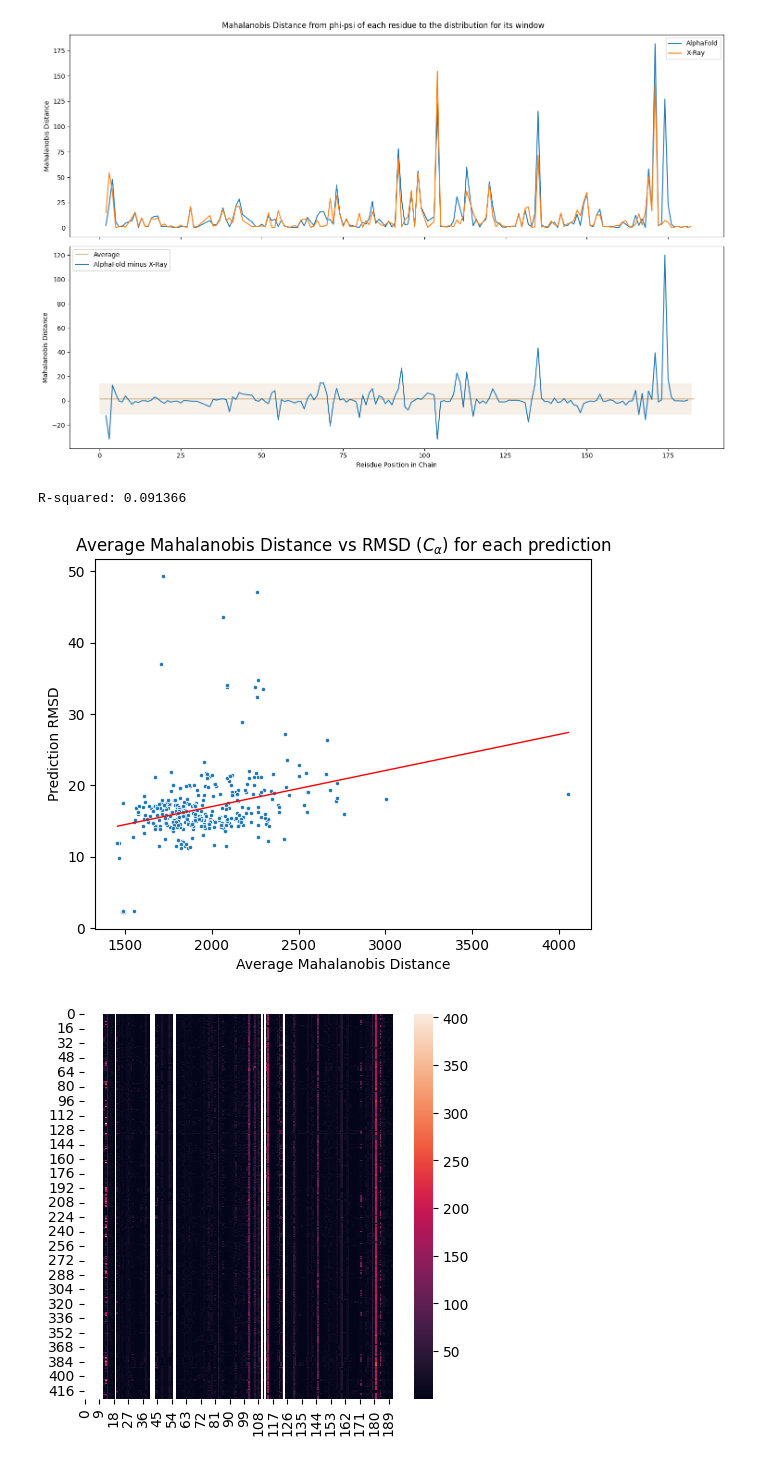
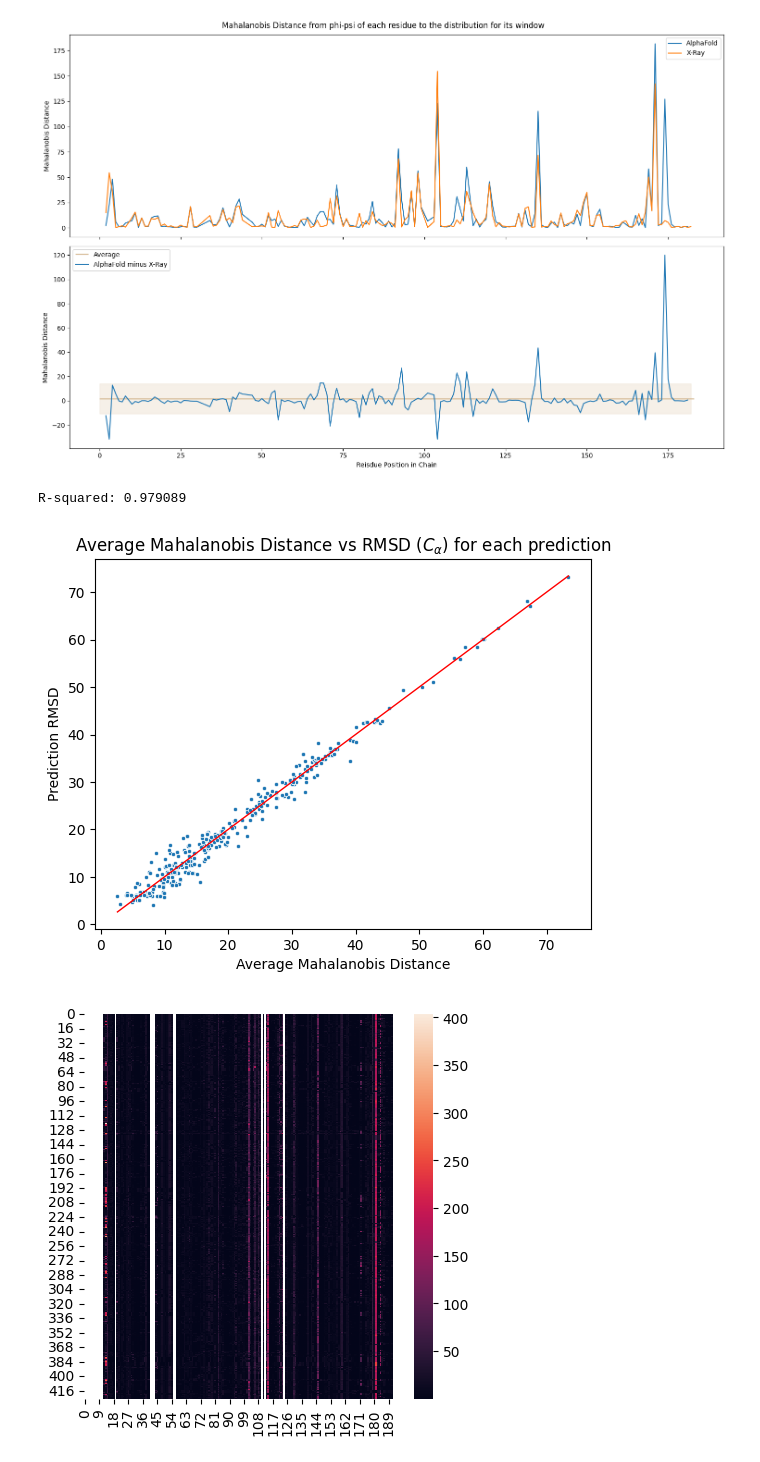
Before and after one commit to Musa-Azeem/protein-dihedral-visualization, a Jupyter notebook: multi-window.ipynb, the cells around one changed output. Saved outputs shown, nothing was run; the diff lists cells and outputs as text; code cells hidden in the pictures.

```diff
--- a/multi-window.ipynb
+++ b/multi-window.ipynb
@@ -725,39 +726,46 @@ def filter_and_agg(series, agg='sum', quantile=0.8):
 def calc_perc_na(series):
     return series.sum() / len(series)
 
 def plot_md_vs_rmsd(rmsd_lim_low=0, rmsd_lim_high=np.inf, md_lim_low=0, md_lim_high=np.inf):
     phi_psi_predictions['md_na'] = phi_psi_predictions.md.isna()
     group_maha = phi_psi_predictions.groupby('protein_id', as_index=False).agg(
         md=('md',lambda x: filter_and_agg(x, agg='sum', quantile=1)),
         std_md=('md',lambda x: filter_and_agg(x, agg='std', quantile=1)),
         md_na=('md_na',calc_perc_na),
         mds=('md', list)
     )
     group_maha = group_maha.merge(results[['Model', 'RMS_CA']], left_on='protein_id', right_on='Model', how='inner')
 
     group_maha = group_maha[group_maha.md_na <= group_maha.md_na.quantile(.9)]
     group_maha = group_maha[
         (group_maha.RMS_CA > rmsd_lim_low) & \
         (group_maha.RMS_CA < rmsd_lim_high) & \
         (group_maha.md > md_lim_low) &\
         (group_maha.md < md_lim_high)
     ].dropna()
 
+    X = np.array(group_maha.mds.values.tolist())
+    y = group_maha.RMS_CA.values
+    X = np.where(np.isnan(X), np.nanmean(X,axis=0), X)
+    X[np.isnan(X)] = 0
+    regr = LinearRegression().fit(X, y)
+    rsquared = regr.score(X, y)
+    group_maha['rms_pred'] = regr.predict(X)
+
     fig, ax = plt.subplots()
-    sns.scatterplot(data=group_maha, x='md', y='RMS_CA', ax=ax, marker='.', legend=False)
-    sns.regplot(data=group_maha, x='md', y='RMS_CA', ax=ax, ci=False, scatter=False, color='red', line_kws={'lw':1}, label='Regression Line')
+    sns.scatterplot(data=group_maha, x='rms_pred', y='RMS_CA', ax=ax, marker='.', legend=False)
+    sns.regplot(data=group_maha, x='rms_pred', y='RMS_CA', ax=ax, ci=False, scatter=False, color='red', line_kws={'lw':1}, label='Regression Line')
     ax.set_xlabel('Average Mahalanobis Distance')
     ax.set_ylabel('Prediction RMSD')
     ax.set_title(r'Average Mahalanobis Distance vs RMSD ($C_{\alpha}$) for each prediction')
-    regr = linregress(group_maha.md, group_maha.RMS_CA)
-    print(f"R-squared: {regr.rvalue**2:.6f}")
+    print(f"R-squared: {rsquared:.6f}")
     return group_maha
 group_maha = plot_md_vs_rmsd(0,90, 0, 5000)
 # ax.set_xlim((0.8,1.4))
 # ax.set_ylim((0,6))
 # %% [output]
-R-squared: 0.091366
+R-squared: 0.979089
-[figure, old version]
+[figure, new version]
 # %%
 def plot_heat_map():
     fig, ax = plt.subplots(1,1, figsize=(5,5))
```
Also changed, not shown: parts of 6 cells of this notebook.
